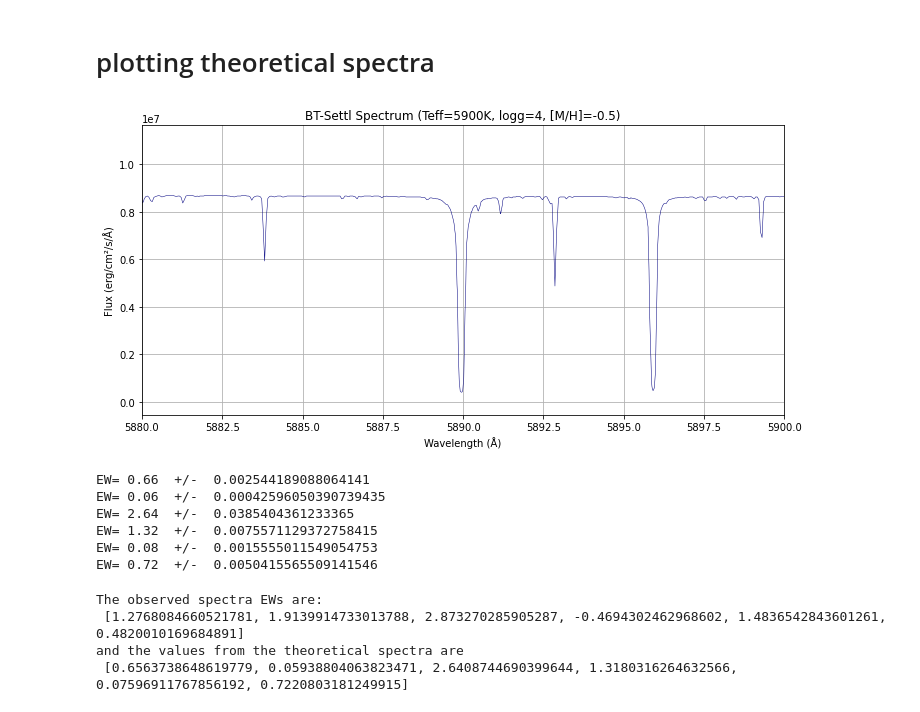
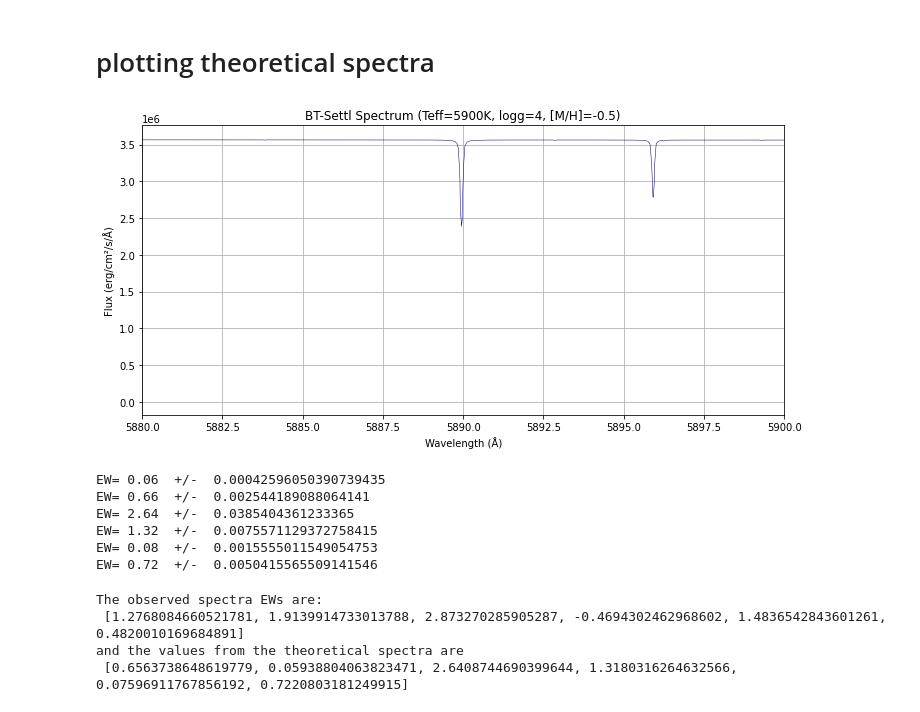
Before and after one commit to rita-png/extinction-ifs, a Jupyter notebook: cubes-Na.ipynb, the cells around one changed output. Saved outputs shown, nothing was run; the diff lists cells and outputs as text; code cells hidden in the pictures.

```diff
--- a/cubes-Na.ipynb
+++ b/cubes-Na.ipynb
@@ -546,9 +518,8 @@ temperatures  [5891.31738281 4985.64111328 4950.34667969 5296.02050781 5579.5810
 import numpy as np
 
 # List of file paths
-files = [
+files = ["../DATA/teff5000_logg5_meta-4.txt",
     "../DATA/teff5900_logg4_meta-0.5.txt",
-    "../DATA/teff5000_logg5_meta-4.txt",
     "../DATA/teff5000_logg4.5_meta0.txt",
     "../DATA/teff5300_logg4.5_meta-0.5.txt",
     "../DATA/teff5600_logg4.5_meta-3.5.txt",
@@ -561,34 +532,34 @@ for file_path in files:
     wavelength = []
     flux = []
 
     with open(file_path, "r") as file:
         for line in file:
             if line.strip().startswith("#") or line.strip() == "":
                 continue
             parts = line.split()
             if len(parts) >= 2:
                 wavelength.append(float(parts[0]))
                 flux.append(float(parts[1]))
 
     wavelength = np.array(wavelength)
     flux = np.array(flux)
 
     spectra.append((wavelength, flux))
 
 wavelength=spectra[0][0]
 flux=spectra[0][1]
 plt.figure(figsize=(10, 5))
 plt.plot(wavelength, flux, color='navy',linewidth=0.5)
 plt.title("BT-Settl Spectrum (Teff=5900K, logg=4, [M/H]=-0.5)")
 plt.xlabel("Wavelength (Å)")
 plt.ylabel("Flux (erg/cm²/s/Å)")
 plt.grid(True)
 #plt.xlim(min(wave),max(wave))
 plt.xlim(na_rest-10,na_rest+10)
 plt.tight_layout()
 plt.show()
 # %% [output]
-[figure, old version]
+[figure, new version]
 # %%
 ew_theoretical=[]
 err_ew_theoretical=[]
@@ -598,8 +569,8 @@ for (wavelength, flux) in spectra:
     ew_theoretical.append(val[0][0])
     err_ew_theoretical.append(val[1][0])
 # %% [output]
+EW= 0.06  +/-  0.00042596050390739435
 EW= 0.66  +/-  0.002544189088064141
-EW= 0.06  +/-  0.00042596050390739435
 EW= 2.64  +/-  0.0385404361233365
 EW= 1.32  +/-  0.0075571129372758415
 EW= 0.08  +/-  0.0015555011549054753
```
Also changed, not shown: parts of 50 cells of this notebook, 2 other files.
